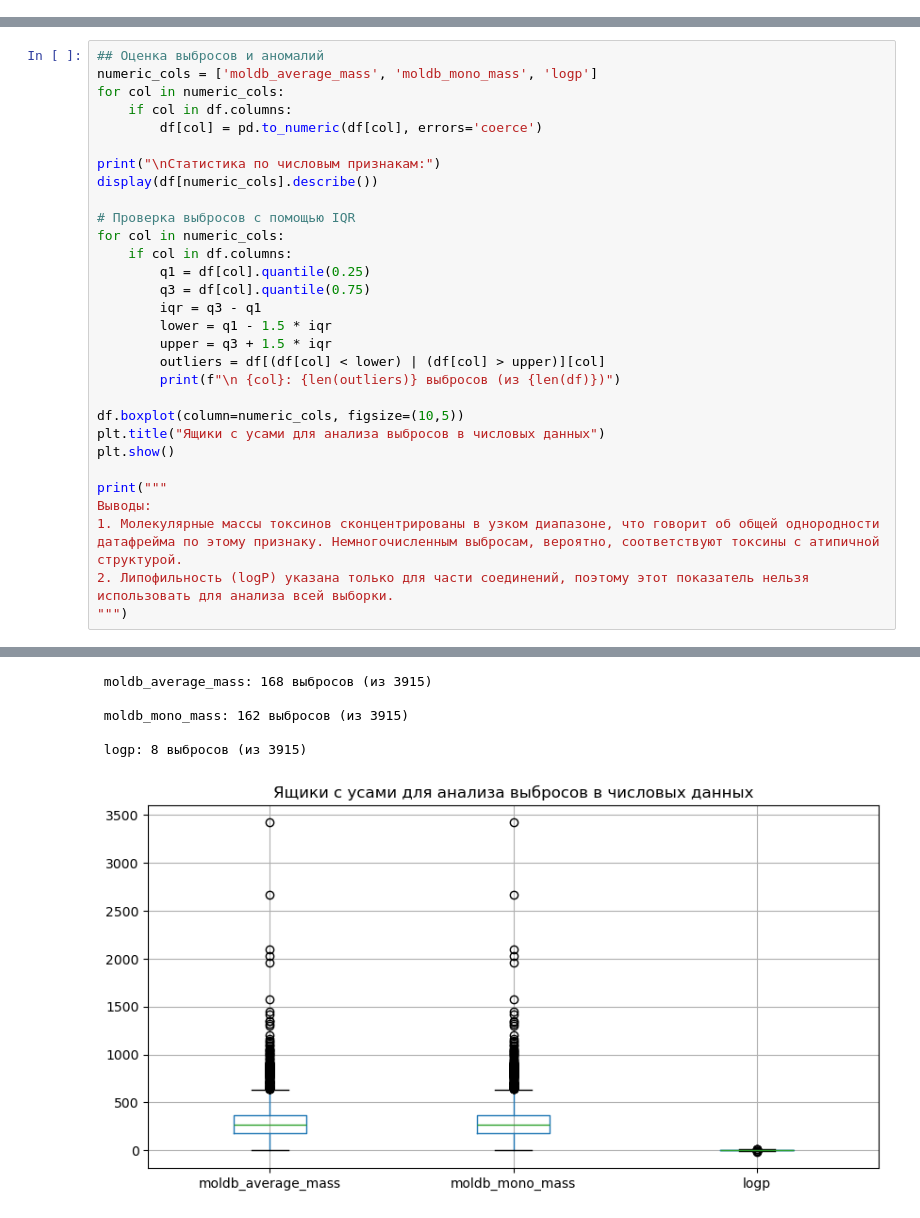
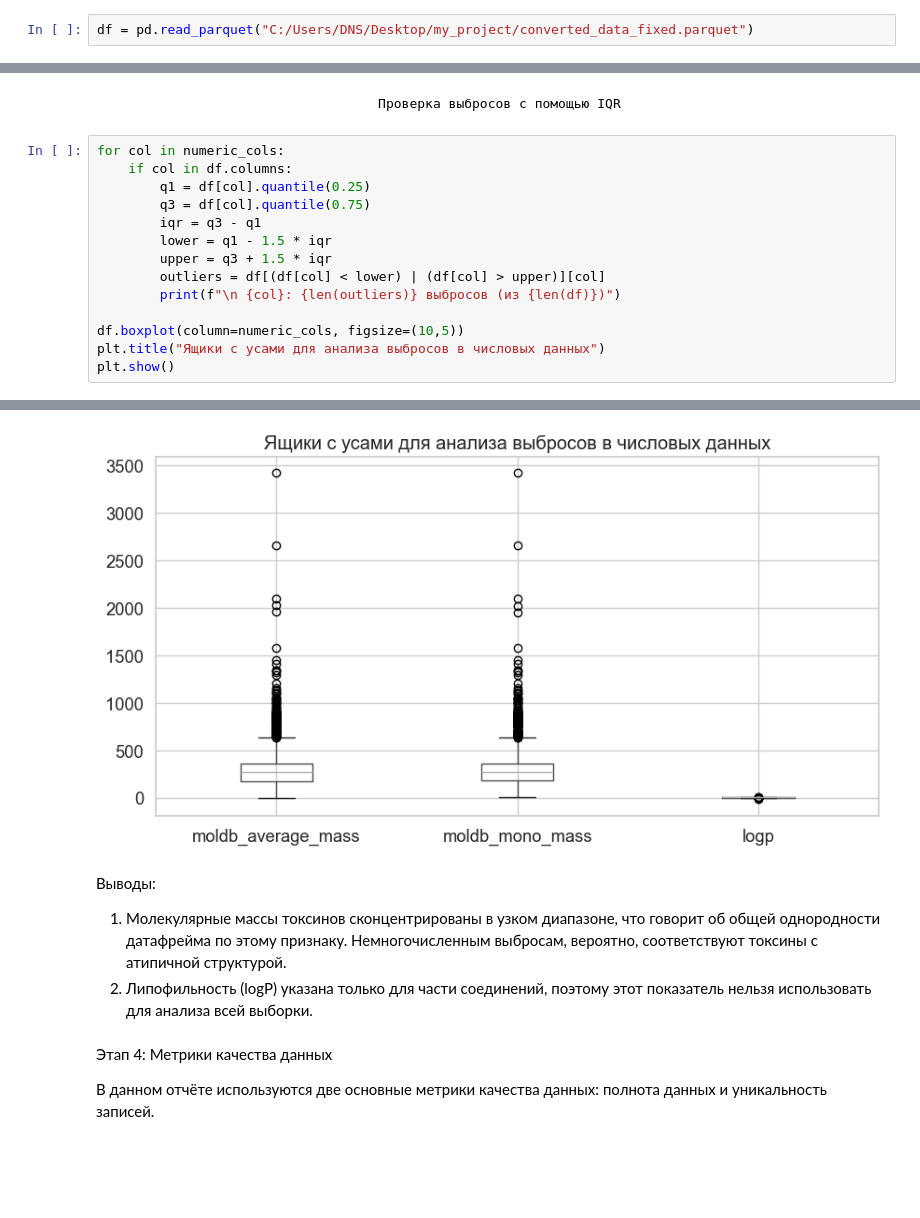
Before and after one commit to nverlis/project, a Jupyter notebook: notebooks/EDA.ipynb, the cells around one changed output, grey strips where cells are left out. Cells and saved outputs as stored; diff of their text form; blank space fills up the shorter version.

```diff
--- a/notebooks/EDA.ipynb
+++ b/notebooks/EDA.ipynb
@@ -16,0 +14,2 @@ df = pd.read_csv(file_url)
+# %%
+df = pd.read_parquet("C:/Users/DNS/Desktop/my_project/converted_data_fixed.parquet")
@@ -151,14 +175,6 @@ Name: count, dtype: int64
+# %% [markdown]
+                                      Проверка выбросов с помощью IQR
 # %%
-## Оценка выбросов и аномалий
-numeric_cols = ['moldb_average_mass', 'moldb_mono_mass', 'logp']
-for col in numeric_cols:
-    if col in df.columns:
-        df[col] = pd.to_numeric(df[col], errors='coerce')
-
-print("\nСтатистика по числовым признакам:")
-display(df[numeric_cols].describe())
-
-# Проверка выбросов с помощью IQR
 for col in numeric_cols:
     if col in df.columns:
         q1 = df[col].quantile(0.25)
@@ -172,10 +188,4 @@ for col in numeric_cols:
 df.boxplot(column=numeric_cols, figsize=(10,5))
 plt.title("Ящики с усами для анализа выбросов в числовых данных")
 plt.show()
-
-print("""
-Выводы:
-1. Молекулярные массы токсинов сконцентрированы в узком диапазоне, что говорит об общей однородности датафрейма по этому признаку. Немногочисленным выбросам, вероятно, соответствуют токсины с атипичной структурой.
-2. Липофильность (logP) указана только для части соединений, поэтому этот показатель нельзя использовать для анализа всей выборки.
-""")
 # %% [output]
@@ -192,7 +197,11 @@ print("""
- moldb_average_mass: 168 выбросов (из 3915)
-
- moldb_mono_mass: 162 выбросов (из 3915)
-
- logp: 8 выбросов (из 3915)
-[figure, old version]
+[figure, new version]
+# %% [markdown]
+Выводы:
+
+1. Молекулярные массы токсинов сконцентрированы в узком диапазоне, что говорит об общей однородности датафрейма по этому признаку. Немногочисленным выбросам, вероятно, соответствуют токсины с атипичной структурой.
+2. Липофильность (logP) указана только для части соединений, поэтому этот показатель нельзя использовать для анализа всей выборки.
+# %% [markdown]
+Этап 4: Метрики качества данных
+
+В данном отчёте используются две основные метрики качества данных: полнота данных и уникальность записей.
 # %%
```
Also changed, not shown: parts of 30 cells of this notebook.
